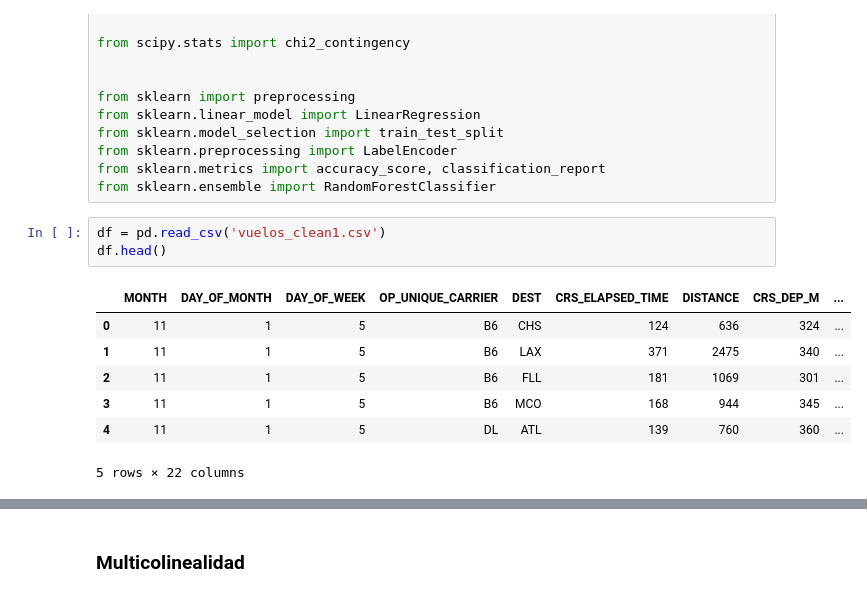
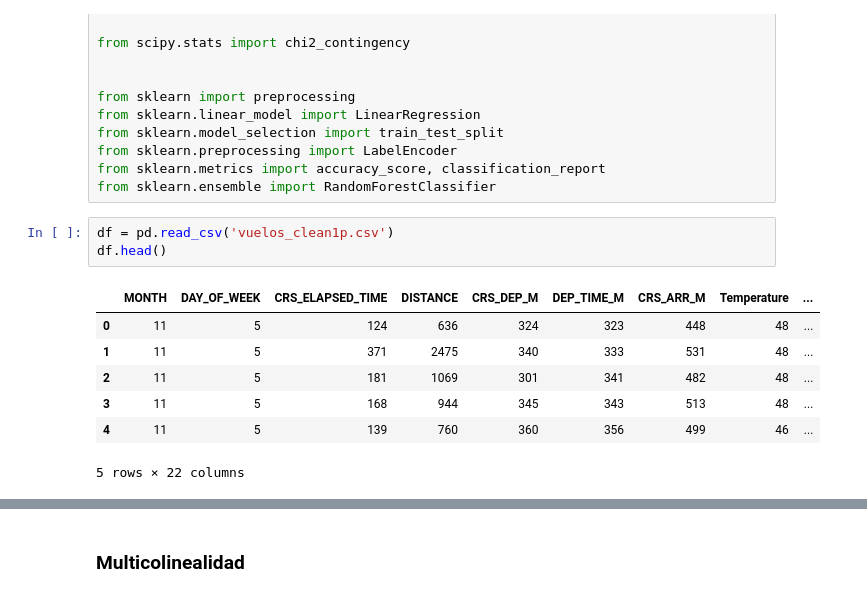
Before and after one commit to Yunue2110/FinalProject, a Jupyter notebook: NOTEBOOK/vuelos_clean2.ipynb, the cells around one changed output, grey strips where cells are left out. Saved outputs shown, nothing was run; the diff lists cells and outputs as text.

```diff
--- a/NOTEBOOK/vuelos_clean2.ipynb
+++ b/NOTEBOOK/vuelos_clean2.ipynb
@@ -14,13 +14,13 @@ from sklearn.preprocessing import LabelEncoder
 from sklearn.metrics import accuracy_score, classification_report
 from sklearn.ensemble import RandomForestClassifier
 # %%
-df = pd.read_csv('vuelos_clean1.csv')
+df = pd.read_csv('vuelos_clean1p.csv')
 df.head()
 # %% [output]
-|  | MONTH | DAY_OF_MONTH | DAY_OF_WEEK | OP_UNIQUE_CARRIER | DEST | CRS_ELAPSED_TIME | DISTANCE | CRS_DEP_M | ... |
-| 0 | 11 | 1 | 5 | B6 | CHS | 124 | 636 | 324 | ... |
-| 1 | 11 | 1 | 5 | B6 | LAX | 371 | 2475 | 340 | ... |
-| 2 | 11 | 1 | 5 | B6 | FLL | 181 | 1069 | 301 | ... |
-| 3 | 11 | 1 | 5 | B6 | MCO | 168 | 944 | 345 | ... |
-| 4 | 11 | 1 | 5 | DL | ATL | 139 | 760 | 360 | ... |
+|  | MONTH | DAY_OF_WEEK | CRS_ELAPSED_TIME | DISTANCE | CRS_DEP_M | DEP_TIME_M | CRS_ARR_M | Temperature | ... |
+| 0 | 11 | 5 | 124 | 636 | 324 | 323 | 448 | 48 | ... |
+| 1 | 11 | 5 | 371 | 2475 | 340 | 333 | 531 | 48 | ... |
+| 2 | 11 | 5 | 181 | 1069 | 301 | 341 | 482 | 48 | ... |
+| 3 | 11 | 5 | 168 | 944 | 345 | 343 | 513 | 48 | ... |
+| 4 | 11 | 5 | 139 | 760 | 360 | 356 | 499 | 46 | ... |
 5 rows × 22 columns
```
Also changed, not shown: parts of 20 cells of this notebook, 13 other files.
